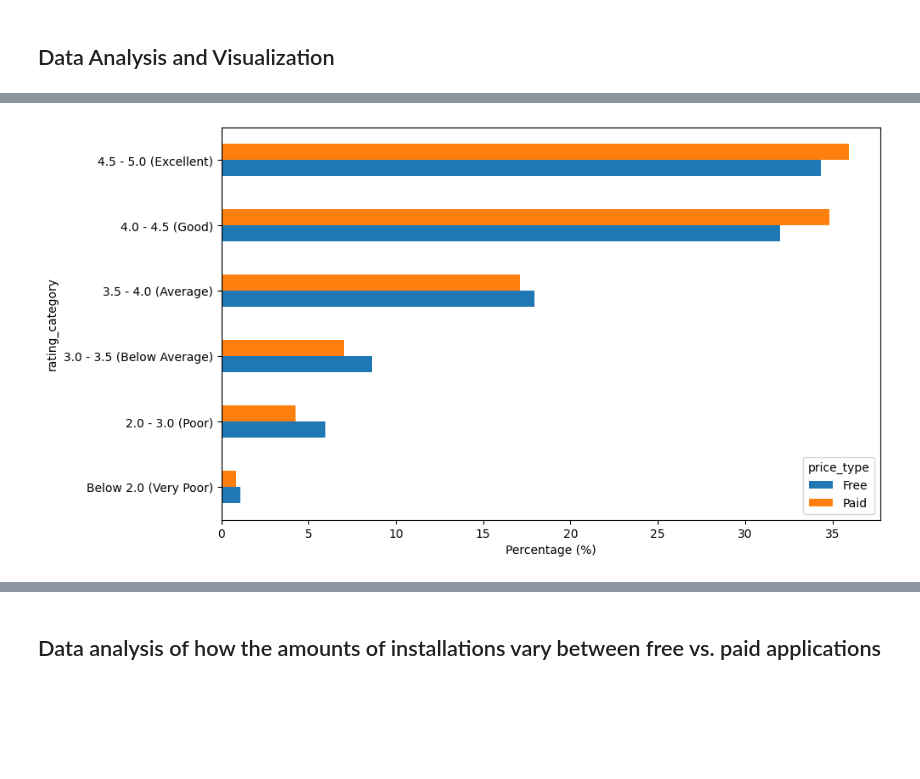
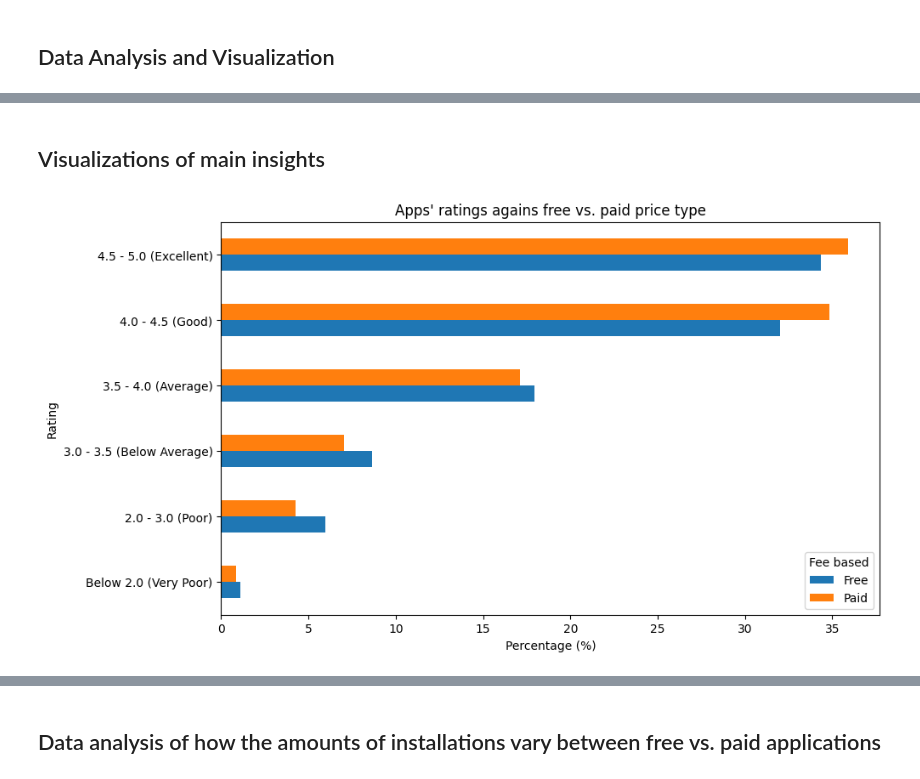
Before and after one commit to LottaSofiaK/Group22, a Jupyter notebook: Group_22_analysis_and_visualization.ipynb, the cells around one changed output, grey strips where cells are left out. Drawn from its saved outputs; the diff is of its cells as text; code cells hidden in the pictures; blank space fills up the shorter version.

```diff
--- a/Group_22_analysis_and_visualization.ipynb
+++ b/Group_22_analysis_and_visualization.ipynb
@@ -2,12 +2,30 @@
 # Connecting to MongoDB
 
 from pyspark.sql import SparkSession
+from pymongo import MongoClient
+import pandas as pd
+import seaborn as sns
 
 # Creating Spark Session
+# spark = SparkSession.builder \
+#     .appName("PlaystoreAnalysis") \
+#     .config("spark.jars.packages", "org.mongodb.spark:mongo-spark-connector_2.12:10.3.0") \
+#     .getOrCreate()
 spark = SparkSession.builder \
     .appName("PlaystoreAnalysis") \
-    .config("spark.jars.packages", "org.mongodb.spark:mongo-spark-connector_2.12:10.3.0") \
+    .config("spark.jars.packages",
+            "org.mongodb.spark:mongo-spark-connector_2.12:10.3.0") \
+    .config("spark.mongodb.read.connection.uri",
+            "mongodb://127.0.0.1:27017") \
+    .config("spark.mongodb.write.connection.uri",
+            "mongodb://127.0.0.1:27017") \
+    .config("spark.driver.memory", "4g") \
+    .config("spark.sql.shuffle.partitions", "8") \
     .getOrCreate()
+
+
+client = MongoClient("mongodb://localhost:27017/")
+db = client.playstore
 # %%
 
 # Reading the data from MondoDB
@@ -389,24 +701,28 @@ Spark SQL was 1.03x faster
+# %% [markdown]
+## Visualizations of main insights
 # %%
-# Spark table to Pandas
 plot_data = rating_distribution.toPandas()
 
 # Percentage to numeric
 plot_data['percentage'] = pd.to_numeric(plot_data['percentage'])
 
 x = plot_data.pivot(index='rating_category', columns='price_type', values='percentage')
 
-# Ordering the categories logically
+# Ordering the categories
 ordered_cats = [
         'Below 2.0 (Very Poor)', '2.0 - 3.0 (Poor)',
         '3.0 - 3.5 (Below Average)', '3.5 - 4.0 (Average)',
         '4.0 - 4.5 (Good)', '4.5 - 5.0 (Excellent)'
     ]
 
 ax = x.reindex(ordered_cats)
 
 # Plotting
 ax.plot(kind='barh', figsize=(10, 6))
+plt.title("Apps' ratings agains free vs. paid price type")
+plt.ylabel("Rating")
 plt.xlabel("Percentage (%)")
+plt.legend(title="Fee based")
 plt.show()
 # %% [output]
-[figure, old version]
+[figure, new version]
```
Also changed, not shown: parts of 17 cells of this notebook, 1 other file.
